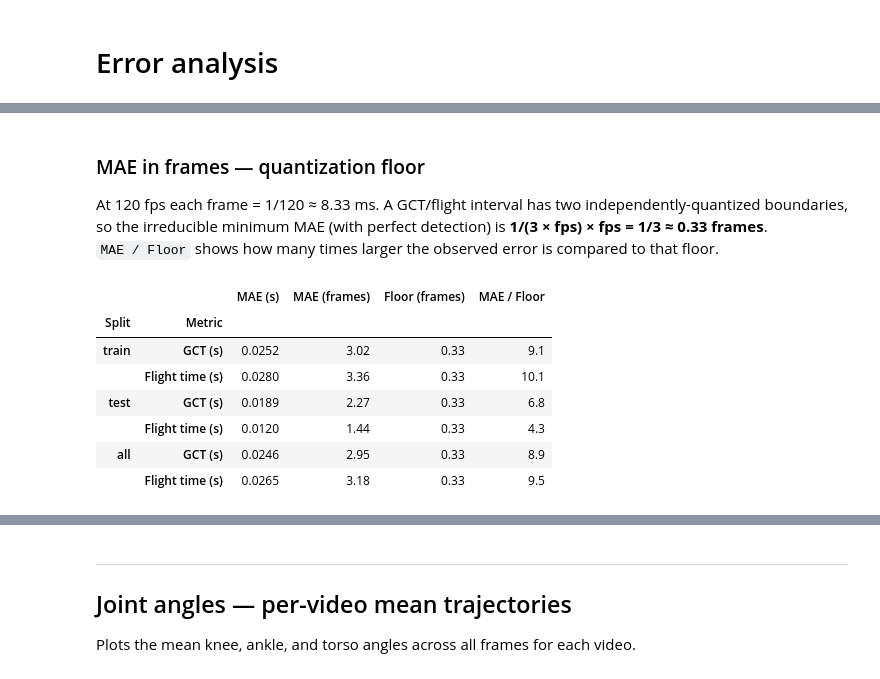
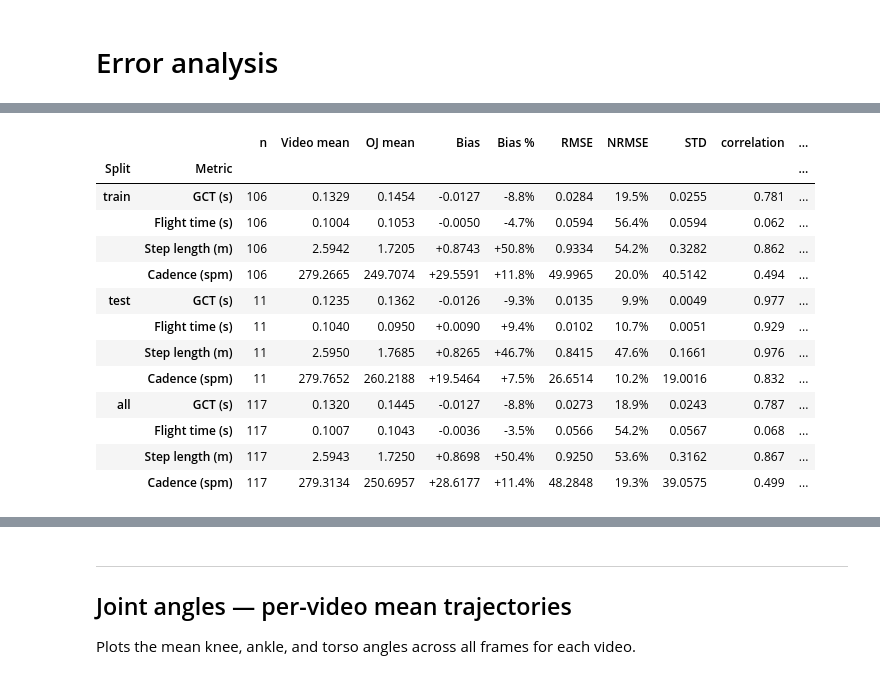
Before and after one commit to mlubneuskaya/running, a Jupyter notebook: notebooks/compare_biomechanics.ipynb, the cells around one changed output, grey strips where cells are left out. Drawn from its saved outputs; the diff is of its cells as text; code cells hidden in the pictures.

```diff
--- a/notebooks/compare_biomechanics.ipynb
+++ b/notebooks/compare_biomechanics.ipynb
@@ -398,0 +383,9 @@ Per-test-id errors sorted by MAPE — split = all:
+# %%
+print("Per-test-id errors sorted by NRMSE — split = all:\n")
+for metric_label in ["GCT", "Flight", "StepLen"]:
+    sub = (tid_err[(tid_err["metric"] == metric_label) & (tid_err["split"] == "all")]
+           .sort_values("NRMSE (%)", ascending=False)
+           [["test_id", "n", "bias", "RMSE", "NRMSE (%)"]])
+    print(f"  {metric_label}:")
+    print(sub.round(4).to_string(index=False, col_space=12))
+    print()
@@ -465,35 +459,0 @@ display(summary_df)
-# %% [markdown]
-### MAE in frames — quantization floor
-
-At 120 fps each frame = 1/120 ≈ 8.33 ms.  A GCT/flight interval has two independently-quantized boundaries, so the irreducible minimum MAE (with perfect detection) is **1/(3 × fps) × fps = 1/3 ≈ 0.33 frames**.
-`MAE / Floor` shows how many times larger the observed error is compared to that floor.
-# %%
-fps = cfg.fps
-quant_floor_frames = 1 / 3  # 1/(3*fps) * fps, independent of fps
-
-frames_rows = []
-for (split, metric), row in summary_df.iterrows():
-    unit = metric.split("(")[-1].rstrip(")")
-    if unit != "s":
-        continue  # step length is spatial — frames unit doesn't apply
-    mae_frames = float(row["MAE"]) * fps
-    frames_rows.append({
-        "Split":         split,
-        "Metric":        metric,
-        "MAE (s)":       row["MAE"],
-        "MAE (frames)":  round(mae_frames, 2),
-        "Floor (frames)": round(quant_floor_frames, 2),
-        "MAE / Floor":   round(mae_frames / quant_floor_frames, 1),
-    })
-
-frames_df = pd.DataFrame(frames_rows).set_index(["Split", "Metric"])
-display(frames_df)
-# %% [output]
-|  |  | MAE (s) | MAE (frames) | Floor (frames) | MAE / Floor |
-| Split | Metric |  |  |  |  |
-| train | GCT (s) | 0.0252 | 3.02 | 0.33 | 9.1 |
-|  | Flight time (s) | 0.0280 | 3.36 | 0.33 | 10.1 |
-| test | GCT (s) | 0.0189 | 2.27 | 0.33 | 6.8 |
-|  | Flight time (s) | 0.0120 | 1.44 | 0.33 | 4.3 |
-| all | GCT (s) | 0.0246 | 2.95 | 0.33 | 8.9 |
-|  | Flight time (s) | 0.0265 | 3.18 | 0.33 | 9.5 |
@@ -499,0 +532,25 @@ display(frames_df)
+# %%
+fps = cfg.fps
+quant_floor_frames = 1 / np.sqrt(6)
+
+summary_df, frames_df = calculate_gait_metrics_summary(
+    merged,
+    fps=cfg.fps,
+    quant_floor=quant_floor_frames
+)
+display(summary_df)
+# %% [output]
+|  |  | n | Video mean | OJ mean | Bias | Bias % | RMSE | NRMSE | STD | correlation | ... |
+| Split | Metric |  |  |  |  |  |  |  |  |  | ... |
+| train | GCT (s) | 106 | 0.1329 | 0.1454 | -0.0127 | -8.8% | 0.0284 | 19.5% | 0.0255 | 0.781 | ... |
+|  | Flight time (s) | 106 | 0.1004 | 0.1053 | -0.0050 | -4.7% | 0.0594 | 56.4% | 0.0594 | 0.062 | ... |
+|  | Step length (m) | 106 | 2.5942 | 1.7205 | +0.8743 | +50.8% | 0.9334 | 54.2% | 0.3282 | 0.862 | ... |
+|  | Cadence (spm) | 106 | 279.2665 | 249.7074 | +29.5591 | +11.8% | 49.9965 | 20.0% | 40.5142 | 0.494 | ... |
+| test | GCT (s) | 11 | 0.1235 | 0.1362 | -0.0126 | -9.3% | 0.0135 | 9.9% | 0.0049 | 0.977 | ... |
+|  | Flight time (s) | 11 | 0.1040 | 0.0950 | +0.0090 | +9.4% | 0.0102 | 10.7% | 0.0051 | 0.929 | ... |
+|  | Step length (m) | 11 | 2.5950 | 1.7685 | +0.8265 | +46.7% | 0.8415 | 47.6% | 0.1661 | 0.976 | ... |
+|  | Cadence (spm) | 11 | 279.7652 | 260.2188 | +19.5464 | +7.5% | 26.6514 | 10.2% | 19.0016 | 0.832 | ... |
+| all | GCT (s) | 117 | 0.1320 | 0.1445 | -0.0127 | -8.8% | 0.0273 | 18.9% | 0.0243 | 0.787 | ... |
+|  | Flight time (s) | 117 | 0.1007 | 0.1043 | -0.0036 | -3.5% | 0.0566 | 54.2% | 0.0567 | 0.068 | ... |
+|  | Step length (m) | 117 | 2.5943 | 1.7250 | +0.8698 | +50.4% | 0.9250 | 53.6% | 0.3162 | 0.867 | ... |
+|  | Cadence (spm) | 117 | 279.3134 | 250.6957 | +28.6177 | +11.4% | 48.2848 | 19.3% | 39.0575 | 0.499 | ... |
```
Also changed, not shown: parts of 26 cells of this notebook, 1 other file.
